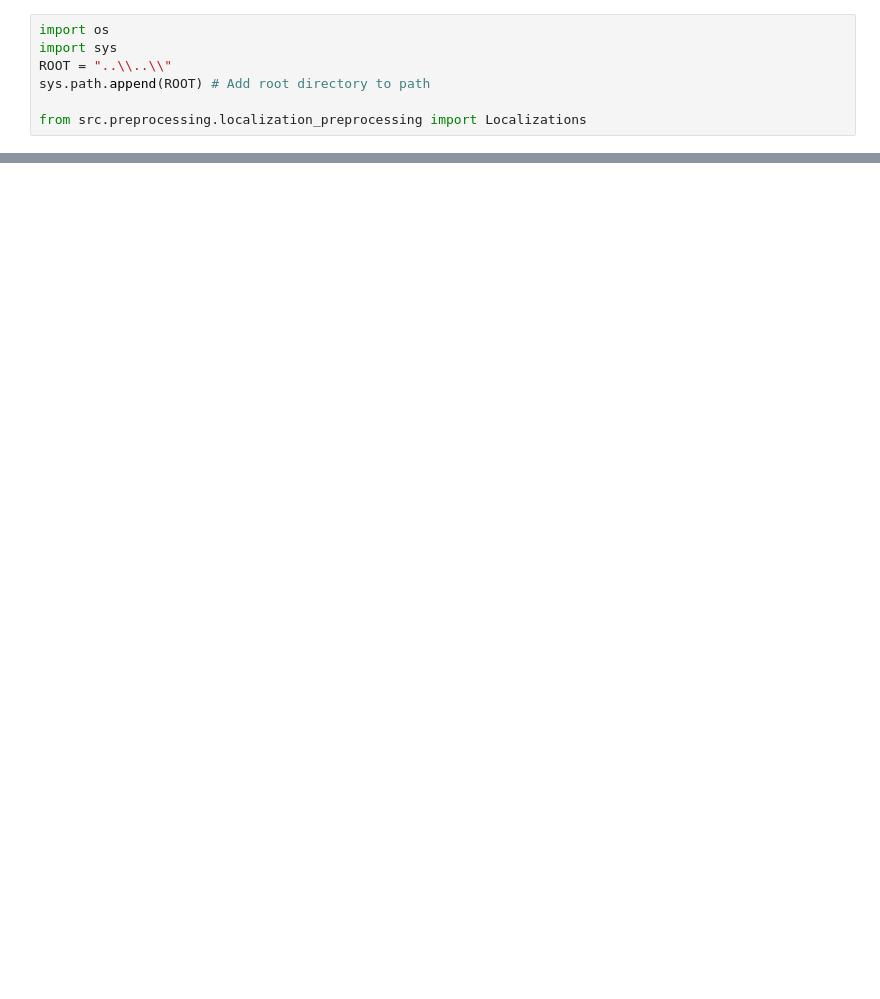
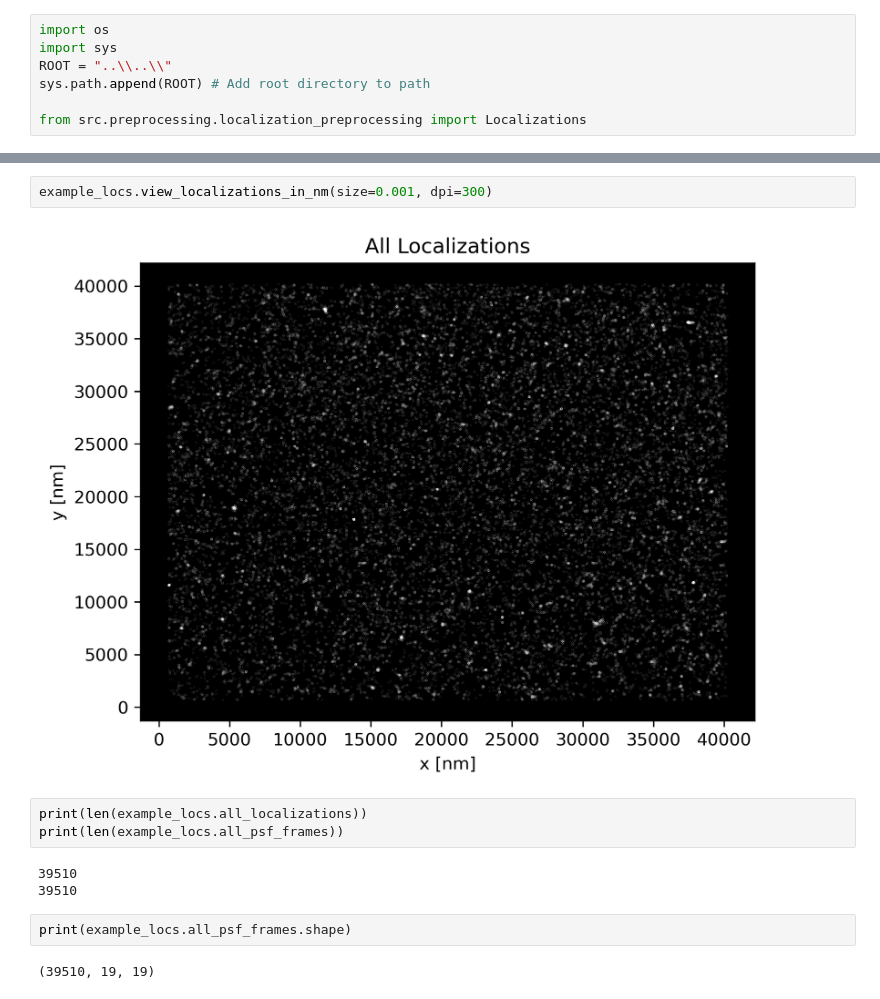
Before and after one commit to Max-Winga/Selvin-Lab-Fluorophore-Identification, a Jupyter notebook: notebooks/examples/psf_frames_from_thunderstorm.ipynb, the cells around one changed output, grey strips where cells are left out. Drawn from its saved outputs; the diff is of its cells as text; blank space fills up the shorter version.

```diff
--- a/notebooks/examples/psf_frames_from_thunderstorm.ipynb
+++ b/notebooks/examples/psf_frames_from_thunderstorm.ipynb
@@ -13,0 +21,14 @@ OSError: [Errno 22] Invalid argument: '..\\..\\src\\data\raw\\single_fov_standar
+# %%
+example_locs.view_localizations_in_nm(size=0.001, dpi=300)
+# %% [output]
+[figure, added]
+# %%
+print(len(example_locs.all_localizations))
+print(len(example_locs.all_psf_frames))
+# %% [output]
+39510
+39510
+# %%
+print(example_locs.all_psf_frames.shape)
+# %% [output]
+(39510, 19, 19)
```
Also changed, not shown: parts of 3 cells of this notebook.
